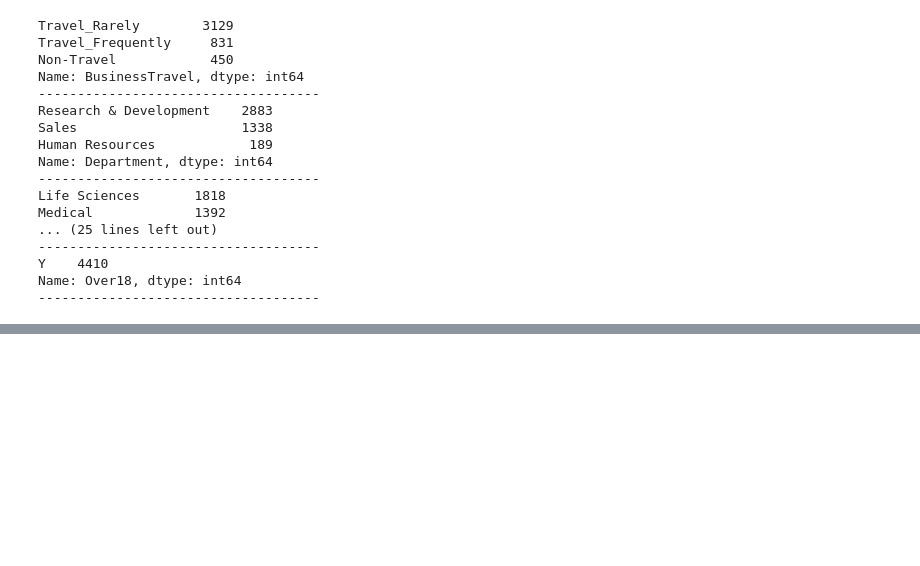
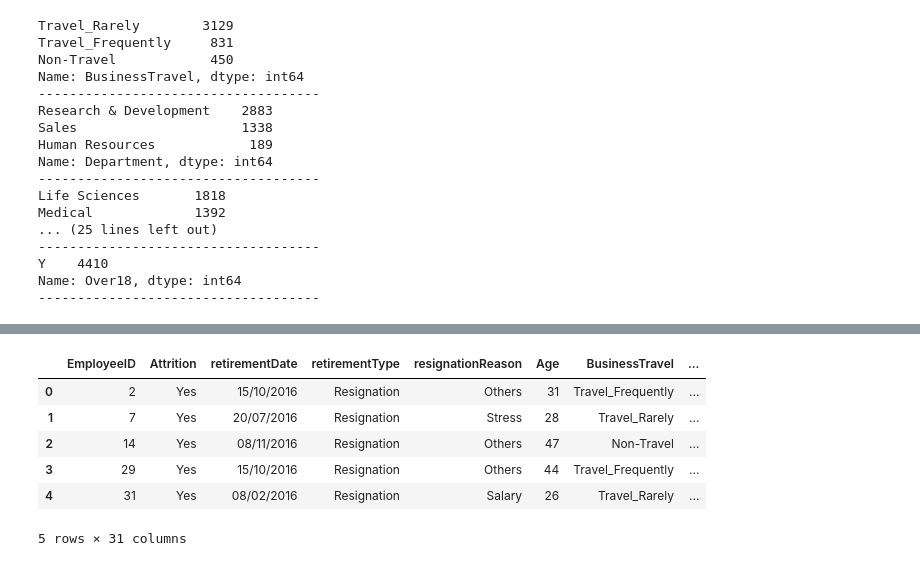
Before and after one commit to anaperez10/Analiticalll, a Jupyter notebook: RRHH.ipynb, the cells around one changed output, grey strips where cells are left out. Cells and saved outputs as stored; diff of their text form; code cells hidden in the pictures; blank space fills up the shorter version.

```diff
--- a/RRHH.ipynb
+++ b/RRHH.ipynb
@@ -363,0 +286,3 @@ dtype: int64
+# %%
+#Homologar los valores de la variable sin inf a others
+retirement['resignationReason'] = retirement['resignationReason'].replace(['sin inf'],'Others')
@@ -363,0 +304,12 @@ dtype: int64
+# %%
+#Base de datos de las personas que se han retirado de la empresa
+df2 = pd.merge(retirement,df1, on = 'EmployeeID',how = 'left')
+df2.head(5)
+# %% [output]
+|  | EmployeeID | Attrition | retirementDate | retirementType | resignationReason | Age | BusinessTravel | ... |
+| 0 | 2 | Yes | 15/10/2016 | Resignation | Others | 31 | Travel_Frequently | ... |
+| 1 | 7 | Yes | 20/07/2016 | Resignation | Stress | 28 | Travel_Rarely | ... |
+| 2 | 14 | Yes | 08/11/2016 | Resignation | Others | 47 | Non-Travel | ... |
+| 3 | 29 | Yes | 15/10/2016 | Resignation | Others | 44 | Travel_Frequently | ... |
+| 4 | 31 | Yes | 08/02/2016 | Resignation | Salary | 26 | Travel_Rarely | ... |
+5 rows × 31 columns
```
Also changed, not shown: parts of 57 cells of this notebook.
